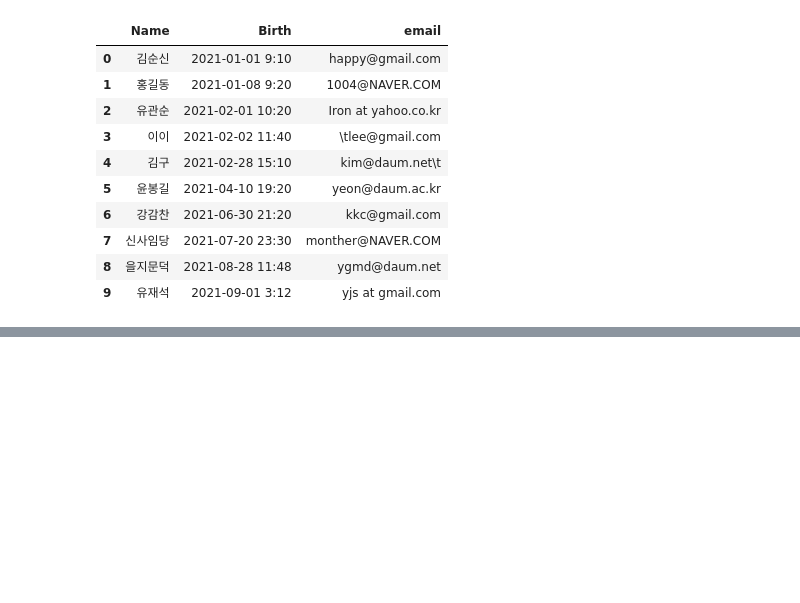
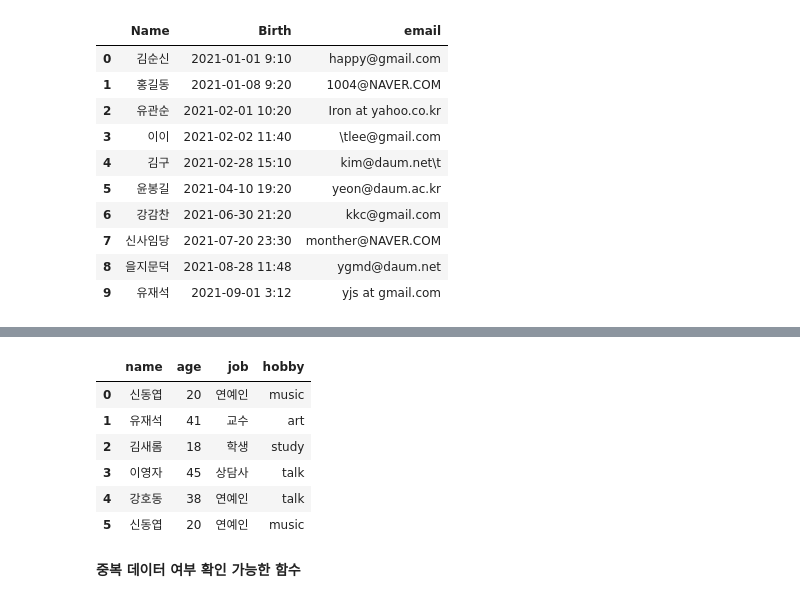
Before and after one commit to Yejin-Ha/Tech-Stack, a Jupyter notebook: pythonLib/01_Pandas_basic.ipynb, the cells around one changed output, grey strips where cells are left out. Drawn from its saved outputs; the diff is of its cells as text; code cells hidden in the pictures; blank space fills up the shorter version.

```diff
--- a/pythonLib/01_Pandas_basic.ipynb
+++ b/pythonLib/01_Pandas_basic.ipynb
@@ -407,0 +497,20 @@ df
+# %%
+friend_dict_list = [{'name': '신동엽', 'age': 20, 'job': '연예인', 'hobby':'music'},
+                     {'name': '유재석', 'age': 41, 'job': '교수', 'hobby':'art'},
+                     {'name': '김새롬', 'age': 18, 'job': '학생', 'hobby':'study'},
+                     {'name': '이영자', 'age' : 45, 'job': '상담사', 'hobby' : 'talk'},
+                     {'name' :  '강호동', 'age' : 38, 'job' : '연예인', 'hobby' : 'talk'},
+                    {'name': '신동엽', 'age': 20, 'job': '연예인', 'hobby':'music'} ]
+
+df = pd.DataFrame(friend_dict_list)
+df
+# %% [output]
+|  | name | age | job | hobby |
+| 0 | 신동엽 | 20 | 연예인 | music |
+| 1 | 유재석 | 41 | 교수 | art |
+| 2 | 김새롬 | 18 | 학생 | study |
+| 3 | 이영자 | 45 | 상담사 | talk |
+| 4 | 강호동 | 38 | 연예인 | talk |
+| 5 | 신동엽 | 20 | 연예인 | music |
+# %% [markdown]
+**중복 데이터 여부 확인 가능한 함수**
```
Also changed, not shown: parts of 30 cells of this notebook, 1 other file.
